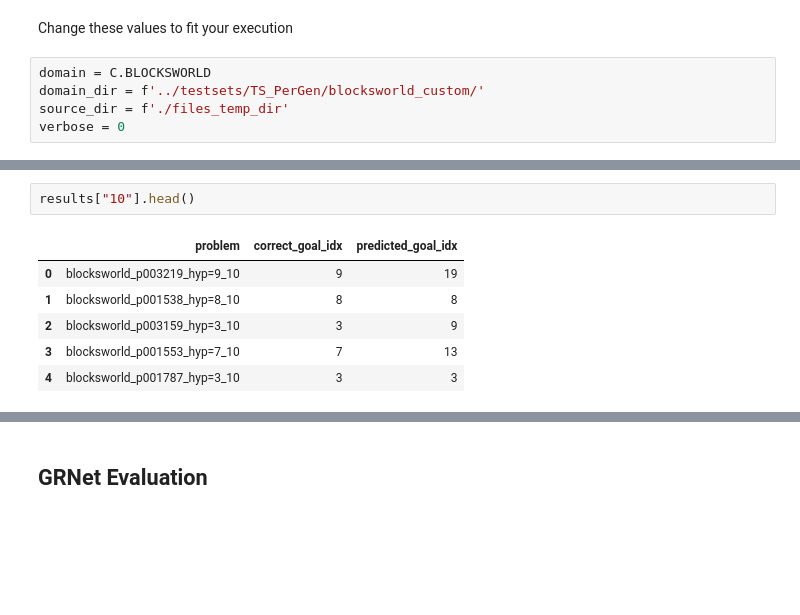
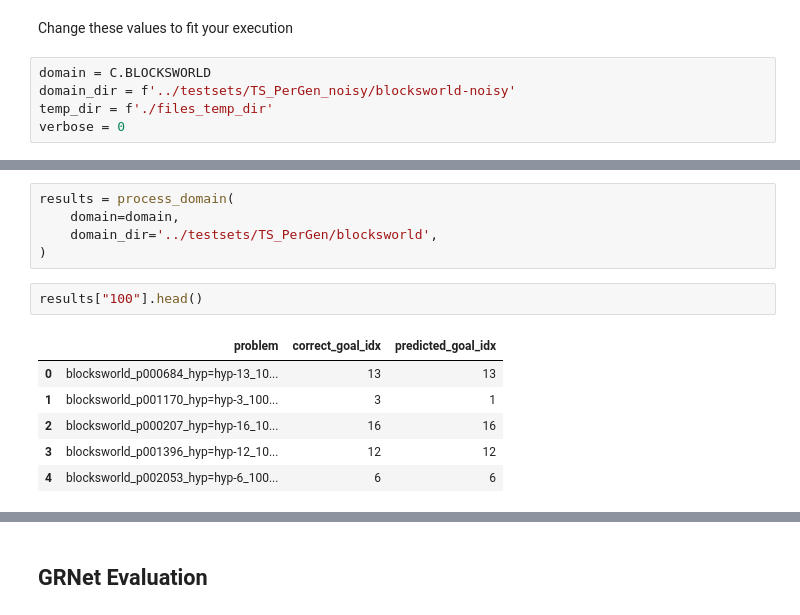
Before and after one commit to MechaMic38/GRNet, a Jupyter notebook: code/GRNet_approach.ipynb, the cells around one changed output, grey strips where cells are left out. Cells and saved outputs as stored; diff of their text form; blank space fills up the shorter version.

Commit message:
Added noisy dataset processing.
Detailed work:
- Put domain dataset processing in its own function.
- Created wrapper function for analyzing noisy domain dataset in one go.

```diff
--- a/code/GRNet_approach.ipynb
+++ b/code/GRNet_approach.ipynb
@@ -957,7 +960,7 @@ percentage=0
 Change these values to fit your execution
 # %%
 domain = C.BLOCKSWORLD
-domain_dir = f'../testsets/TS_PerGen/blocksworld_custom/'
-source_dir = f'./files_temp_dir'
+domain_dir = f'../testsets/TS_PerGen_noisy/blocksworld-noisy'
+temp_dir = f'./files_temp_dir'
 verbose = 0
 # %%
@@ -1009,9 +1106,14 @@ for perc in perc_list:
 # %%
-results["10"].head()
+results = process_domain(
+    domain=domain,
+    domain_dir='../testsets/TS_PerGen/blocksworld',
+)
-# %% [output]
-|  | problem | correct_goal_idx | predicted_goal_idx |
-| 0 | blocksworld_p003219_hyp=9_10 | 9 | 19 |
-| 1 | blocksworld_p001538_hyp=8_10 | 8 | 8 |
-| 2 | blocksworld_p003159_hyp=3_10 | 3 | 9 |
-| 3 | blocksworld_p001553_hyp=7_10 | 7 | 13 |
-| 4 | blocksworld_p001787_hyp=3_10 | 3 | 3 |
+# %%
+results["100"].head()
+# %% [output]
+|  | problem | correct_goal_idx | predicted_goal_idx |
+| 0 | blocksworld_p000684_hyp=hyp-13_10... | 13 | 13 |
+| 1 | blocksworld_p001170_hyp=hyp-3_100... | 3 | 1 |
+| 2 | blocksworld_p000207_hyp=hyp-16_10... | 16 | 16 |
+| 3 | blocksworld_p001396_hyp=hyp-12_10... | 12 | 12 |
+| 4 | blocksworld_p002053_hyp=hyp-6_100... | 6 | 6 |
```
Also changed, not shown: parts of 6 cells of this notebook.
